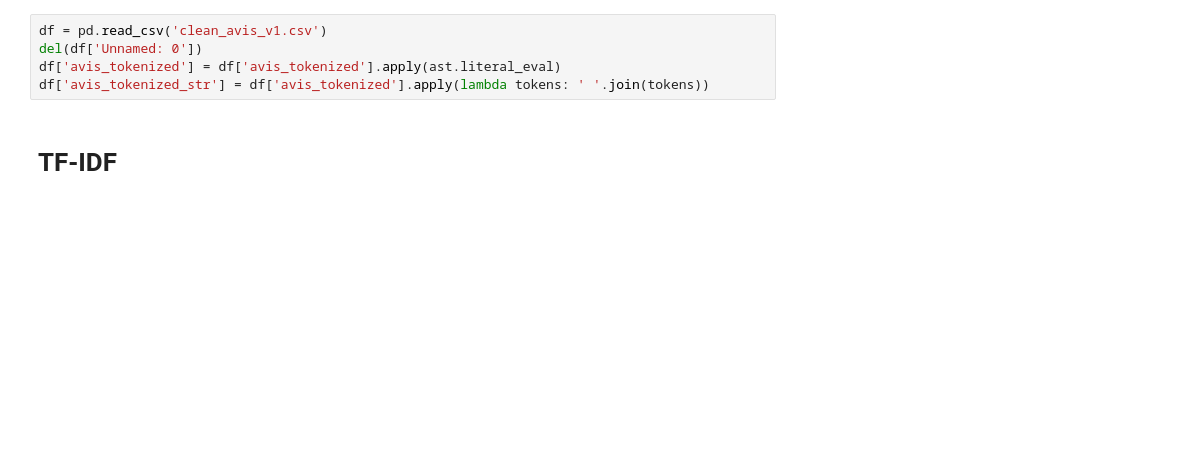
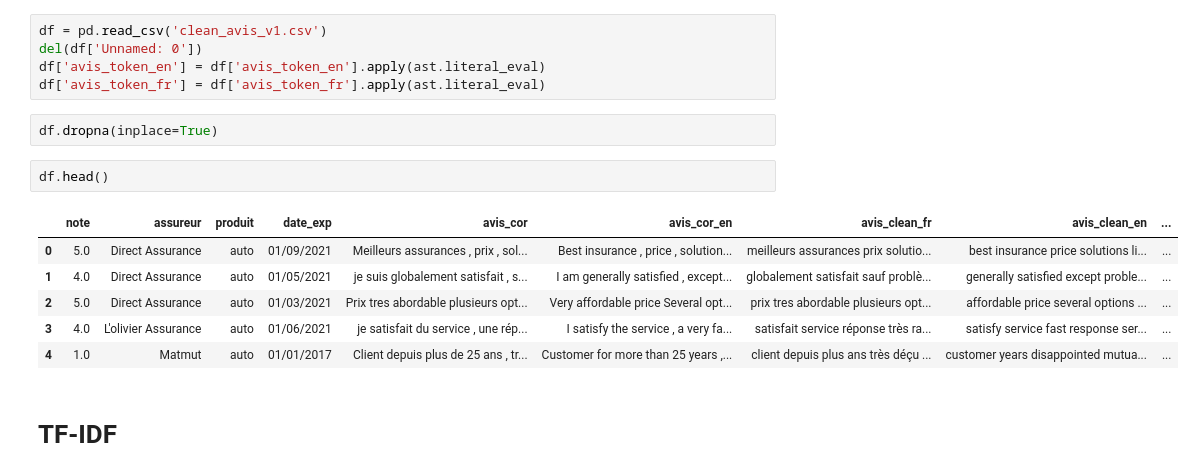
Before and after one commit to runpaul/NLP_final_project, a Jupyter notebook: Supervised_models.ipynb, the cells around one changed output. Saved outputs shown, nothing was run; the diff lists cells and outputs as text; blank space fills up the shorter version.

```diff
--- a/Supervised_models.ipynb
+++ b/Supervised_models.ipynb
@@ -9,8 +22,19 @@ import ast
 # %%
 df = pd.read_csv('clean_avis_v1.csv')
 del(df['Unnamed: 0'])
-df['avis_tokenized'] = df['avis_tokenized'].apply(ast.literal_eval)
-df['avis_tokenized_str'] = df['avis_tokenized'].apply(lambda tokens: ' '.join(tokens))
+df['avis_token_en'] = df['avis_token_en'].apply(ast.literal_eval)
+df['avis_token_fr'] = df['avis_token_fr'].apply(ast.literal_eval)
+# %%
+df.dropna(inplace=True)
+# %%
+df.head()
+# %% [output]
+|  | note | assureur | produit | date_exp | avis_cor | avis_cor_en | avis_clean_fr | avis_clean_en | ... |
+| 0 | 5.0 | Direct Assurance | auto | 01/09/2021 | Meilleurs assurances , prix , sol... | Best insurance , price , solution... | meilleurs assurances prix solutio... | best insurance price solutions li... | ... |
+| 1 | 4.0 | Direct Assurance | auto | 01/05/2021 | je suis globalement satisfait , s... | I am generally satisfied , except... | globalement satisfait sauf problè... | generally satisfied except proble... | ... |
+| 2 | 5.0 | Direct Assurance | auto | 01/03/2021 | Prix tres abordable plusieurs opt... | Very affordable price Several opt... | prix tres abordable plusieurs opt... | affordable price several options ... | ... |
+| 3 | 4.0 | L'olivier Assurance | auto | 01/06/2021 | je satisfait du service , une rép... | I satisfy the service , a very fa... | satisfait service réponse très ra... | satisfy service fast response ser... | ... |
+| 4 | 1.0 | Matmut | auto | 01/01/2017 | Client depuis plus de 25 ans , tr... | Customer for more than 25 years ,... | client depuis plus ans très déçu ... | customer years disappointed mutua... | ... |
 # %% [markdown]
 # TF-IDF
 # %%
```
Also changed, not shown: parts of 18 cells of this notebook, 10 other files.
